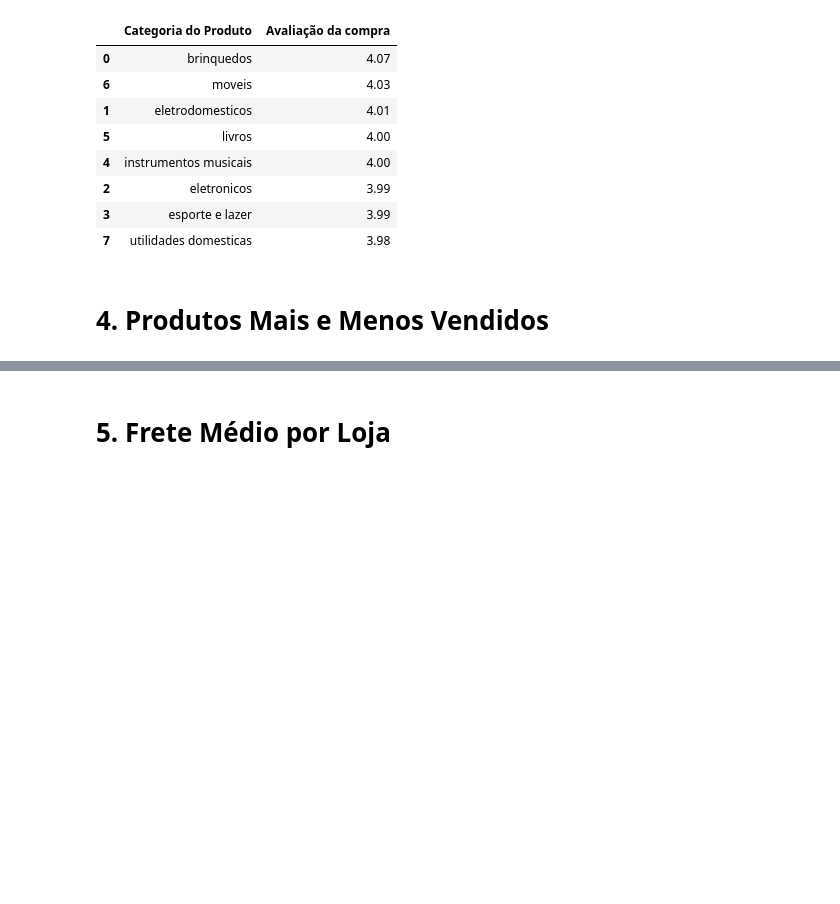
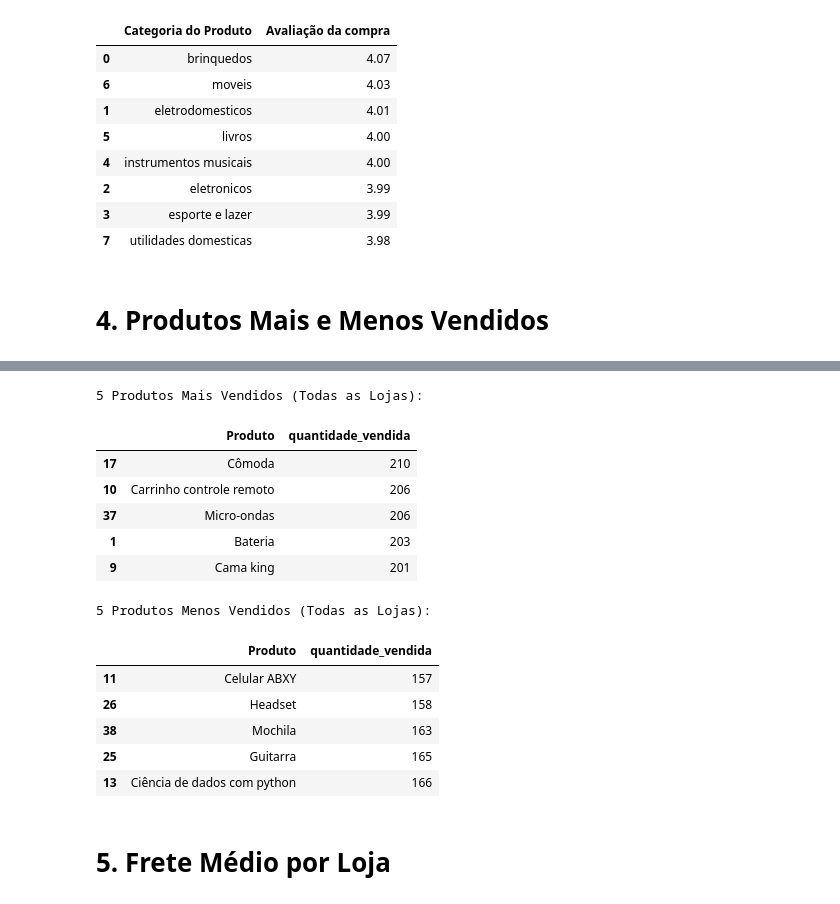
Before and after one commit to lidimoura/challenge1-data-science-Alura-Store, a Jupyter notebook: AluraStoreBrasil.ipynb, the cells around one changed output, grey strips where cells are left out. Drawn from its saved outputs; the diff is of its cells as text; code cells hidden in the pictures; blank space fills up the shorter version.

```diff
--- a/AluraStoreBrasil.ipynb
+++ b/AluraStoreBrasil.ipynb
@@ -321,2 +451,27 @@ display(avaliacao_por_categoria)
+# %%
+total_vendas_por_produto = df.groupby('Produto').size().reset_index(name='quantidade_vendida')
+
+print('5 Produtos Mais Vendidos (Todas as Lojas):')
+produtos_mais_vendidos_geral = total_vendas_por_produto.sort_values('quantidade_vendida', ascending=False).head(5)
+display(produtos_mais_vendidos_geral)
+
+print('\n5 Produtos Menos Vendidos (Todas as Lojas):')
+produtos_menos_vendidos_geral = total_vendas_por_produto.sort_values('quantidade_vendida', ascending=True).head(5)
+display(produtos_menos_vendidos_geral)
+# %% [output]
+5 Produtos Mais Vendidos (Todas as Lojas):
+|  | Produto | quantidade_vendida |
+| 17 | Cômoda | 210 |
+| 10 | Carrinho controle remoto | 206 |
+| 37 | Micro-ondas | 206 |
+| 1 | Bateria | 203 |
+| 9 | Cama king | 201 |
+5 Produtos Menos Vendidos (Todas as Lojas):
+|  | Produto | quantidade_vendida |
+| 11 | Celular ABXY | 157 |
+| 26 | Headset | 158 |
+| 38 | Mochila | 163 |
+| 25 | Guitarra | 165 |
+| 13 | Ciência de dados com python | 166 |
 # %% [markdown]
 # 5. Frete Médio por Loja
```
Also changed, not shown: parts of 3 cells of this notebook.
